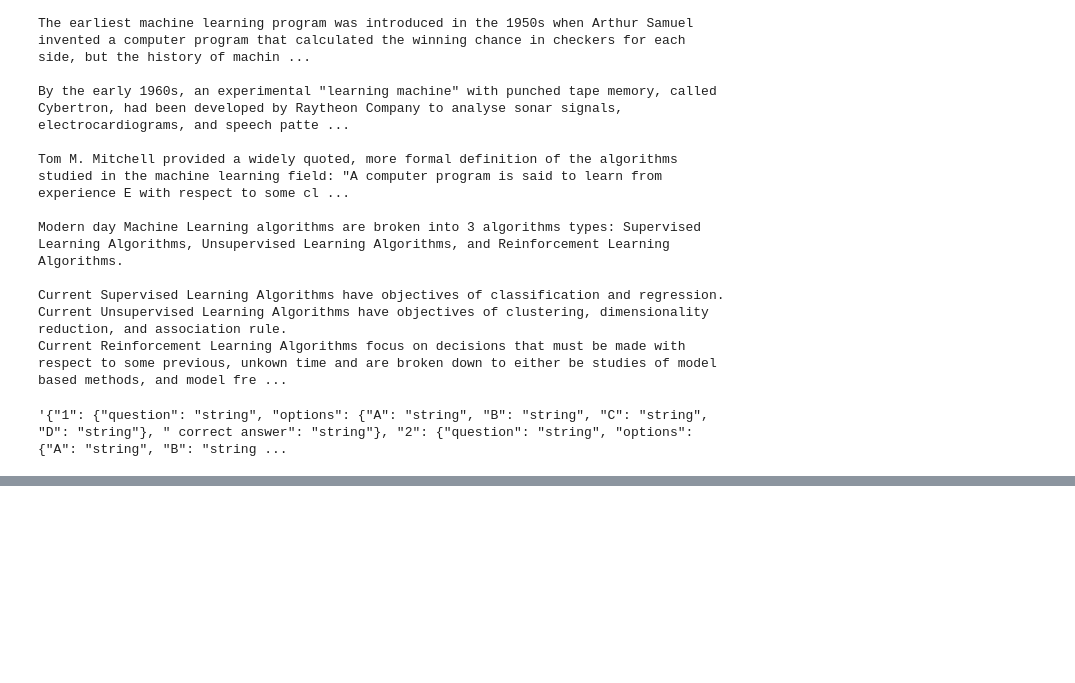
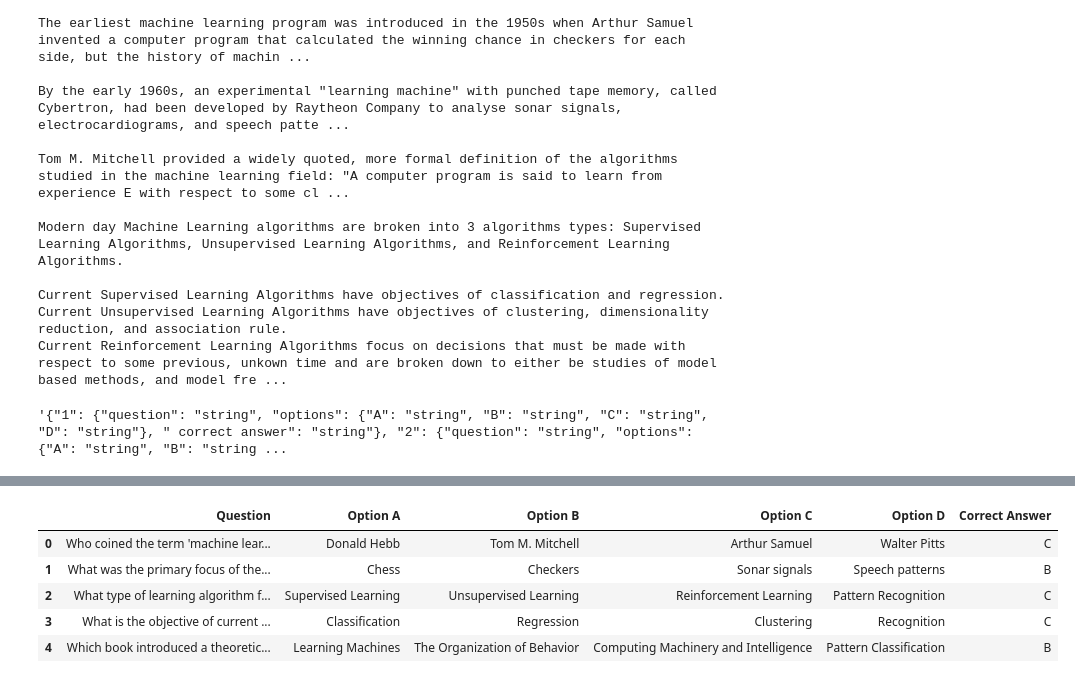
Before and after one commit to ManoFayyaz/MCQ-GenAI, a Jupyter notebook: experiment/mcq.ipynb, the cells around one changed output, grey strips where cells are left out. Cells and saved outputs as stored; diff of their text form; code cells hidden in the pictures; blank space fills up the shorter version.

```diff
--- a/experiment/mcq.ipynb
+++ b/experiment/mcq.ipynb
@@ -40,13 +40,16 @@ from langchain.chains import SequentialChain
 from langchain.callbacks import get_openai_callback
 import PyPDF2
 # %%
-TEMPLATE="""""Text: {text}" \
-"You are an expert in creating engaging and challenging multiple choice questions (MCQs) for educational purposes.\
-"Generate {number} multiple choice questions (MCQs) in the subject of {subject} in tone of {tone}.\" \
-"Each question should have 4 options (A, B, C, D) with one correct answer.\" \
-"Provide the output in the following JSON format: {response_json}." \
-"Ensure the questions are clear, concise, and relevant to the provided text. Questions should not be repeated" \" \
-"Ensure to make {number}    MCQs.\" """
+TEMPLATE = """
+Text: {text}
+You are an expert in creating engaging and challenging multiple choice questions (MCQs) for educational purposes.
+Generate {number} multiple choice questions (MCQs) in the subject of {subject} in the tone of {tone}.
+Each question should have 4 options (A, B, C, D) and one correct answer.
+**Important:** Include a field called "correct_answer" for each question indicating the correct option (A, B, C, or D).
+Provide the output in the following JSON format exactly: {response_json}.
+Ensure the questions are clear, concise, and relevant to the provided text.
+Questions should not be repeated.
+"""
 # %%
 response_json={
     "1": {
@@ -133,7 +136,7 @@ json.dumps(response_json)
 '{"1": {"question": "string", "options": {"A": "string", "B": "string", "C": "string", "D": "string"}, " correct answer": "string"}, "2": {"question": "string", "options": {"A": "string", "B": "string ...
 # %%
 number=5
-subject="Machine Learning"
+subject="Aritificial Intelligence"
 tone="simple"
 # %%
 #token usage tracking in langchain
@@ -217,0 +223,15 @@ print(quiz_dict)
+# %%
+quiz_table=[]
+for key, value in quiz_dict.items():
+    question = value.get("question", "")
+    options = value.get("options", {})
+    correct_answer = value.get("correct answer", "")
+
+    quiz_table.append({
+        "Question": question,
+        "Option A": options.get("A", ""),
+        "Option B": options.get("B", ""),
+        "Option C": options.get("C", ""),
+        "Option D": options.get("D", ""),
+        "Correct Answer": correct_answer
+    })
@@ -217,0 +258,10 @@ print(quiz_dict)
+# %%
+df=pd.DataFrame(quiz_table)
+df
+# %% [output]
+|  | Question | Option A | Option B | Option C | Option D | Correct Answer |
+| 0 | Who coined the term 'machine lear... | Donald Hebb | Tom M. Mitchell | Arthur Samuel | Walter Pitts | C |
+| 1 | What was the primary focus of the... | Chess | Checkers | Sonar signals | Speech patterns | B |
+| 2 | What type of learning algorithm f... | Supervised Learning | Unsupervised Learning | Reinforcement Learning | Pattern Recognition | C |
+| 3 | What is the objective of current ... | Classification | Regression | Clustering | Recognition | C |
+| 4 | Which book introduced a theoretic... | Learning Machines | The Organization of Behavior | Computing Machinery and Intelligence | Pattern Classification | B |
```
Also changed, not shown: parts of 6 cells of this notebook, 5 other files.
